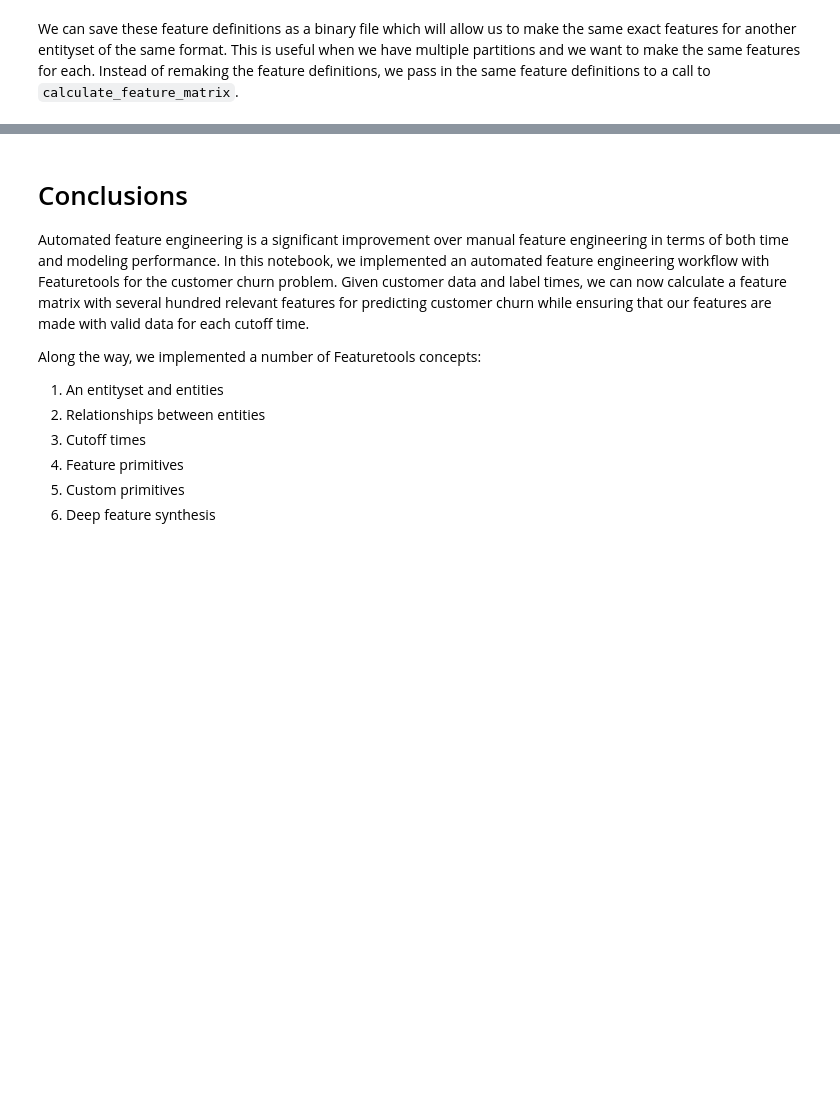
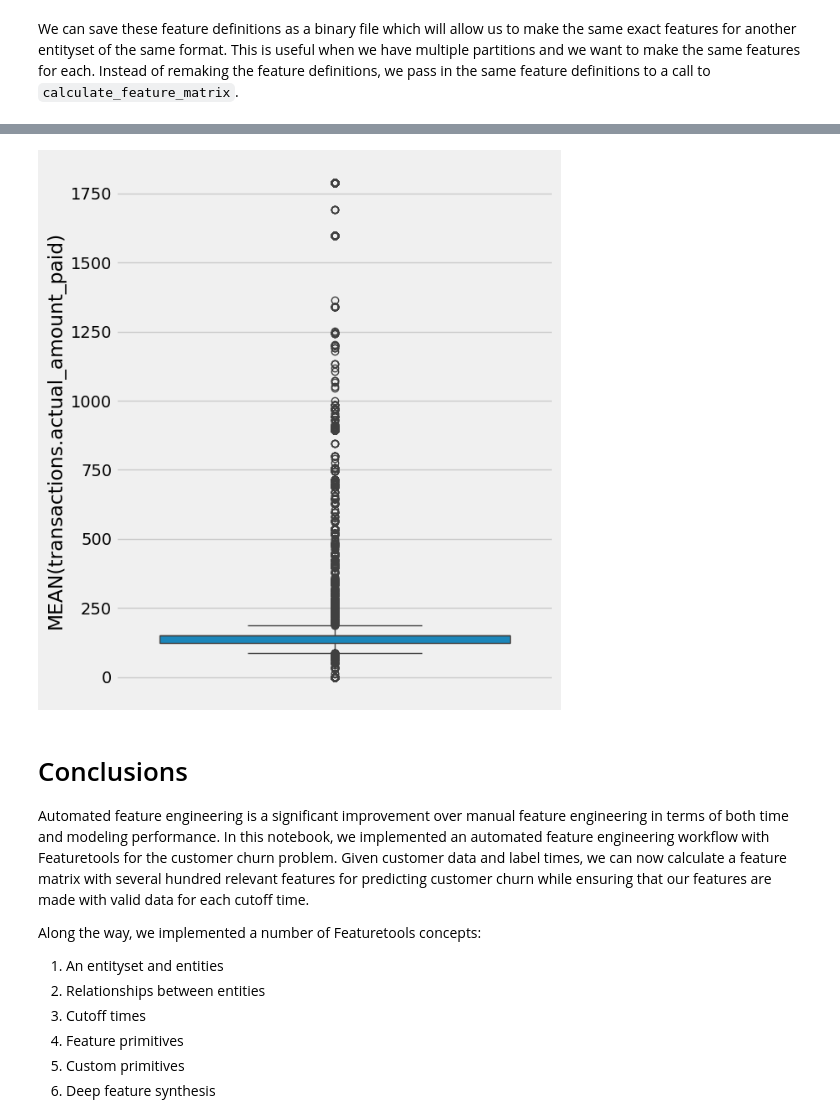
Before and after one commit to amschiltz/springboard_projects, a Jupyter notebook: Automated Feature Engineering Exercise/Feature Engineering.ipynb, the cells around one changed output, grey strips where cells are left out. Saved outputs shown, nothing was run; the diff lists cells and outputs as text; code cells hidden in the pictures; blank space fills up the shorter version.

```diff
--- a/Automated Feature Engineering Exercise/Feature Engineering.ipynb
+++ b/Automated Feature Engineering Exercise/Feature Engineering.ipynb
@@ -793,6 +881,8 @@ feature_matrix['TOTAL_PREVIOUS_MONTH(logs.num_unq, date)'].describe()
 # %%
 plt.figure(figsize = (6, 8))
-sns.boxplot(y = feature_matrix['TOTAL_PREVIOUS_MONTH(logs.num_unq, date)']);
+sns.boxplot(y = feature_matrix['MEAN(transactions.actual_amount_paid)']);
+# %% [output]
+[figure, added]
 # %%
 feature_defs = ft.load_features('./data/churn/features.txt')
 print(f'There are {len(feature_defs)} features.')
```
Also changed, not shown: parts of 32 cells of this notebook, 1 other file.
